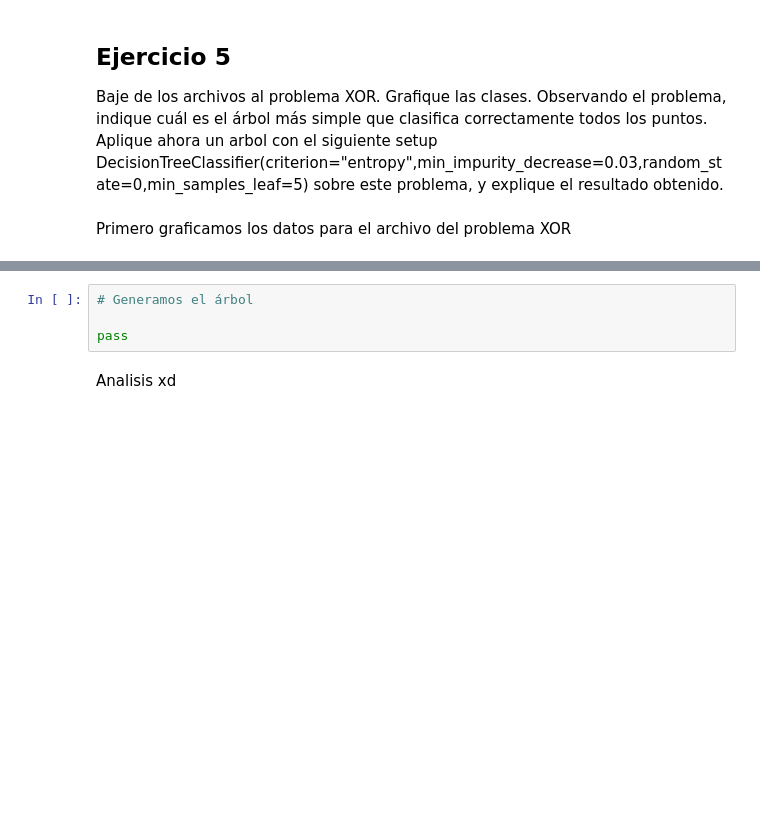
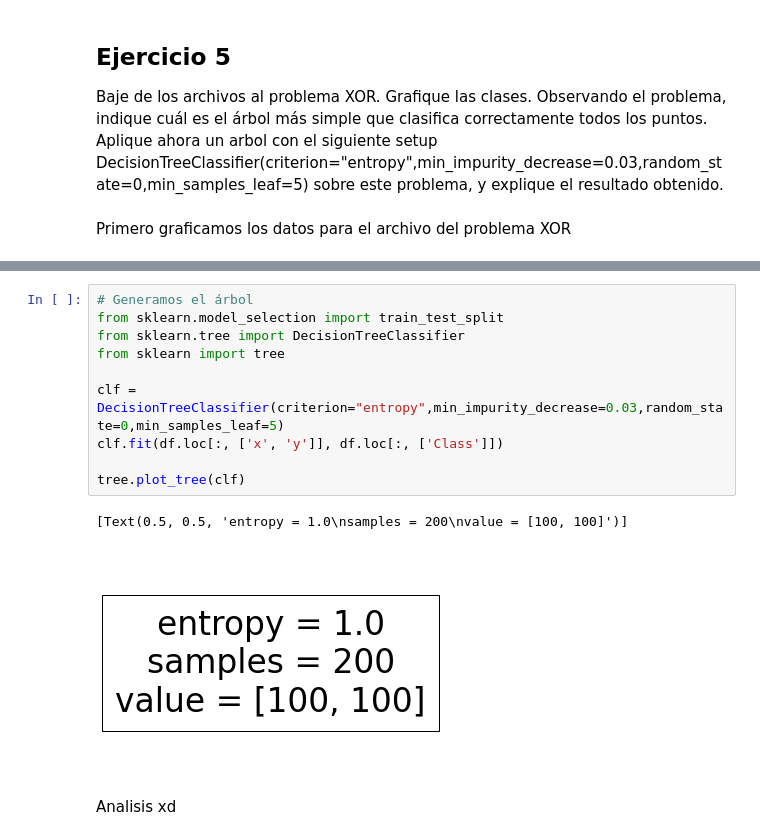
Before and after one commit to natimellino/IAA, a Jupyter notebook: TP1/ArbolesDecision.ipynb, the cells around one changed output, grey strips where cells are left out. Saved outputs shown, nothing was run; the diff lists cells and outputs as text; blank space fills up the shorter version.

```diff
--- a/TP1/ArbolesDecision.ipynb
+++ b/TP1/ArbolesDecision.ipynb
@@ -650,6 +649,15 @@ Estimamos que un árbol correcto para este problema podría ser el siguiente:
-# %%
-# Generamos el árbol
-
-pass
+# %%
+# Generamos el árbol
+from sklearn.model_selection import train_test_split
+from sklearn.tree import DecisionTreeClassifier
+from sklearn import tree
+
+clf = DecisionTreeClassifier(criterion="entropy",min_impurity_decrease=0.03,random_state=0,min_samples_leaf=5)
+clf.fit(df.loc[:, ['x', 'y']], df.loc[:, ['Class']])
+
+tree.plot_tree(clf)
+# %% [output]
+[Text(0.5, 0.5, 'entropy = 1.0\nsamples = 200\nvalue = [100, 100]')]
+[figure, added]
 # %% [markdown]
 Analisis xd
```
Also changed, not shown: parts of 5 cells of this notebook.
